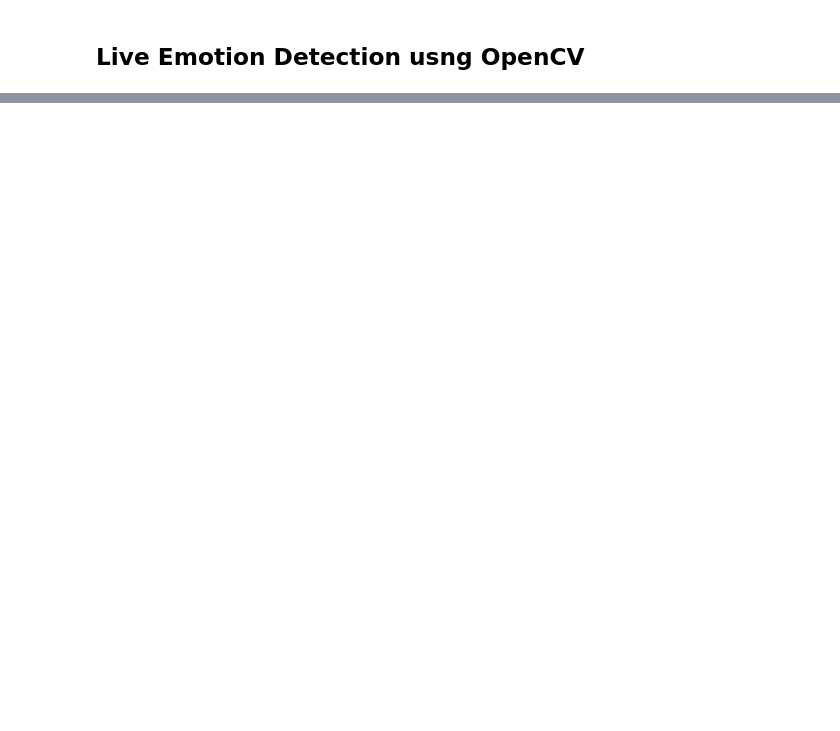
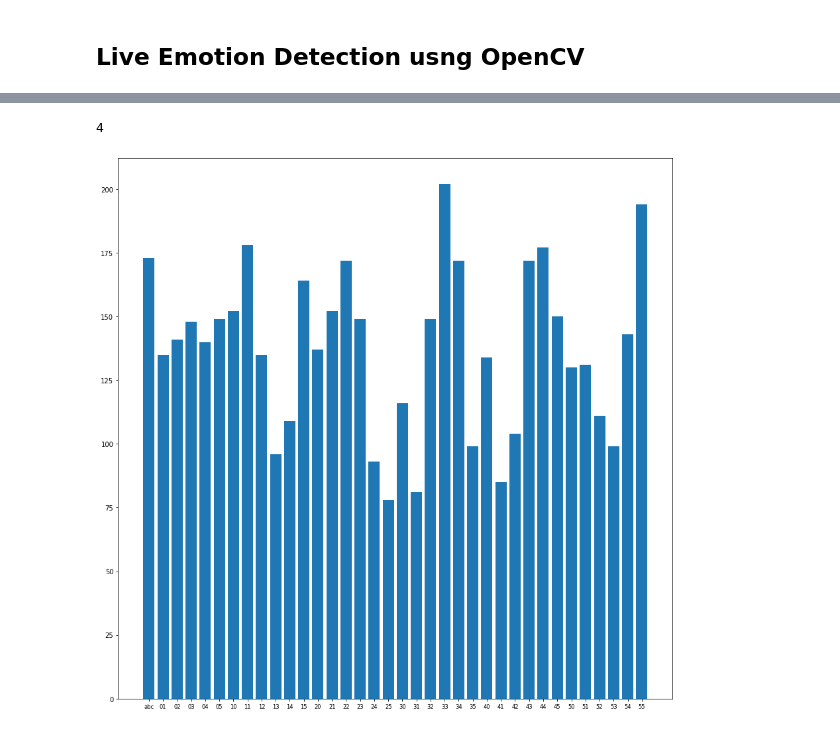
Before and after one commit to aniket-bhanawase/RepHack21, a Jupyter notebook: DATA Preparation - training, testing.V2.ipynb, the cells around one changed output, grey strips where cells are left out. Cells and saved outputs as stored; diff of their text form; code cells hidden in the pictures; blank space fills up the shorter version.

```diff
--- a/DATA Preparation - training, testing.V2.ipynb
+++ b/DATA Preparation - training, testing.V2.ipynb
@@ -232,0 +465,23 @@ cv2.destroyAllWindows()
+# %%
+import numpy as np
+aaa = [1,2,3,4,5]
+np.argmax(aaa)
+# %% [output]
+4
+# %%
+import matplotlib.pyplot as plt
+
+t11 = ['abc', '01', '02', '03', '04', '05', '10', '11', '12', '13', '14', '15',
+       '20', '21', '22', '23', '24', '25', '30', '31', '32', '33', '34', '35',
+       '40', '41', '42', '43', '44', '45', '50', '51', '52', '53', '54', '55']
+
+t12 = [173, 135, 141, 148, 140, 149, 152, 178, 135, 96, 109, 164, 137, 152,
+       172, 149, 93, 78, 116, 81, 149, 202, 172, 99, 134, 85, 104, 172, 177,
+       150, 130, 131, 111, 99, 143, 194]
+
+plt.figure(figsize=(15,15))
+plt.bar(range(len(t12)), t12, align='center')
+plt.xticks(range(len(t11)), t11, size='small')
+plt.show()
+# %% [output]
+[figure, added]
```
Also changed, not shown: parts of 20 cells of this notebook, 3 other files.
